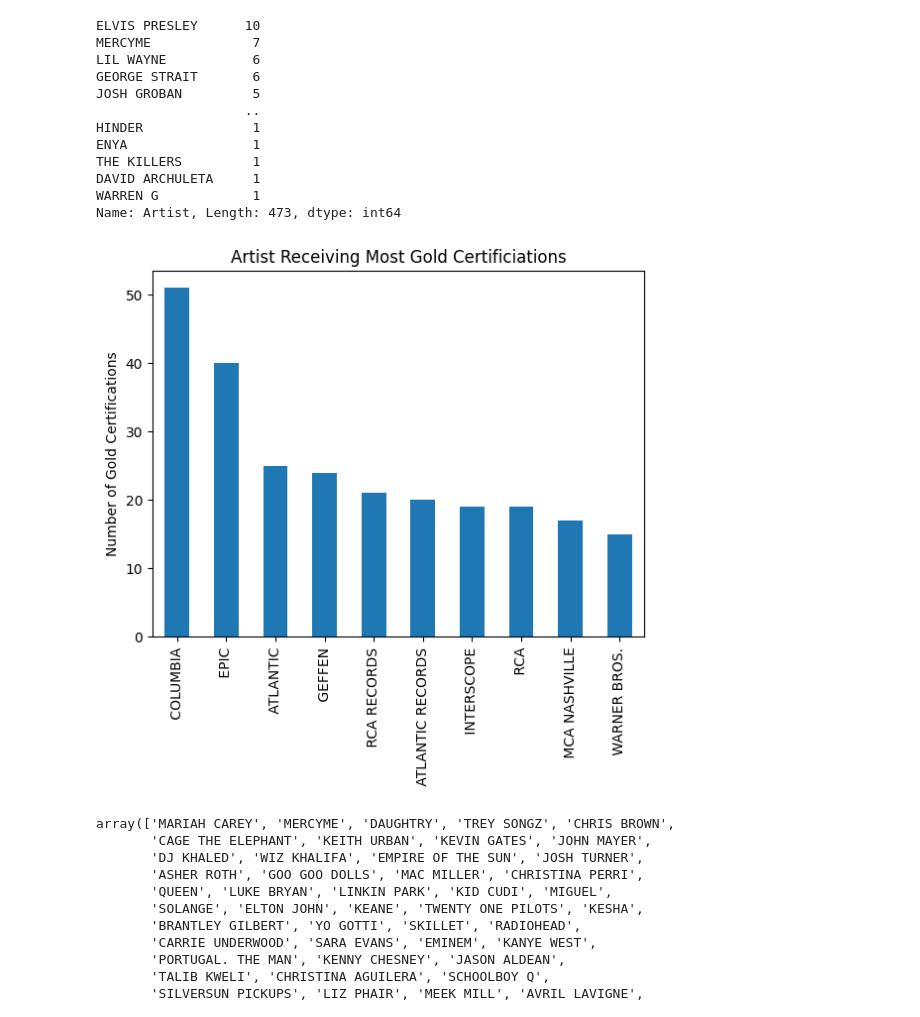
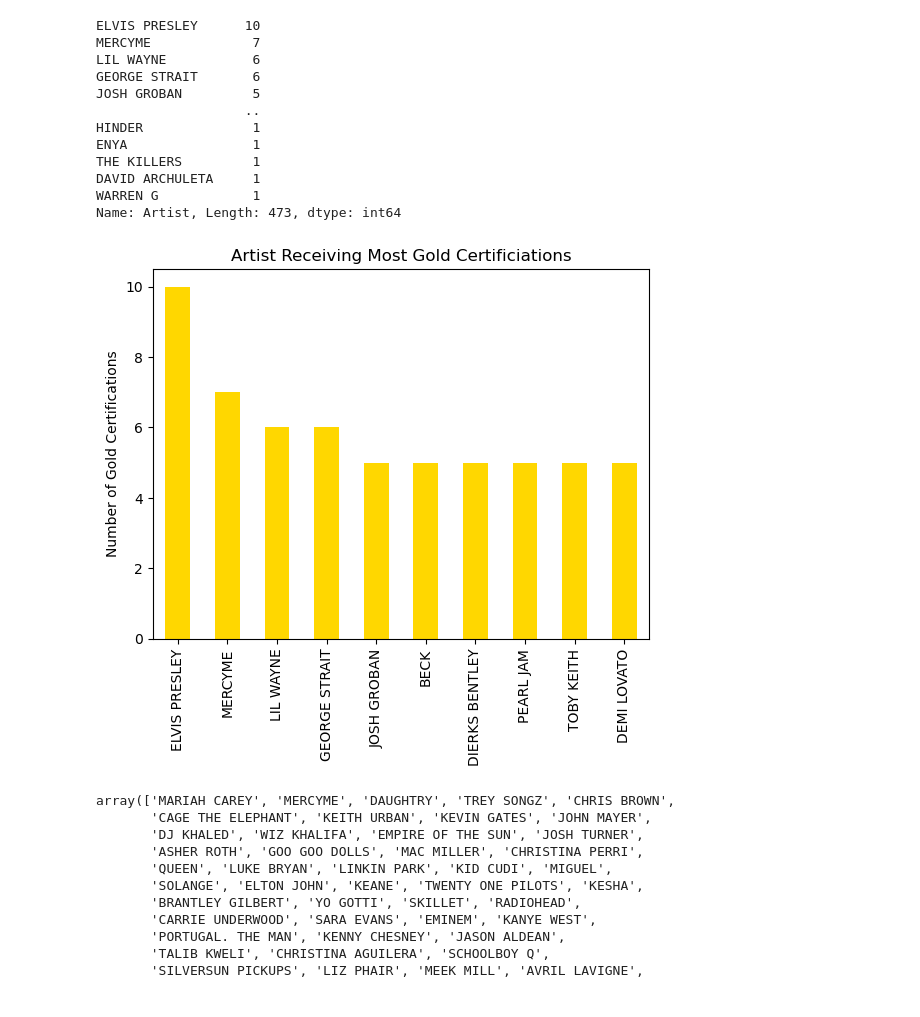
Before and after one commit to samipete/Project-1, a Jupyter notebook: RIAA analysis .ipynb, the cells around one changed output. Drawn from its saved outputs; the diff is of its cells as text; code cells hidden in the pictures.

```diff
--- a/RIAA analysis .ipynb
+++ b/RIAA analysis .ipynb
@@ -464,10 +463,10 @@ WARREN G            1
 Name: Artist, Length: 473, dtype: int64
 # %%
 fig, ax = plt.subplots()
-df['Label'].value_counts().head(10).plot(ax=ax, kind='bar', title="Artist Receiving Most Gold Certificiations", ylabel="Number of Gold Certifications")
+df['Artist'].value_counts().head(10).plot(ax=ax, kind='bar', color='Gold', title="Artist Receiving Most Gold Certificiations", ylabel="Number of Gold Certifications")
 plt.show()
 # %% [output]
-[figure, old version]
+[figure, new version]
 # %%
 df['Artist'].unique()
 # %% [output]
```
Also changed, not shown: parts of 6 cells of this notebook, 1 other file.
